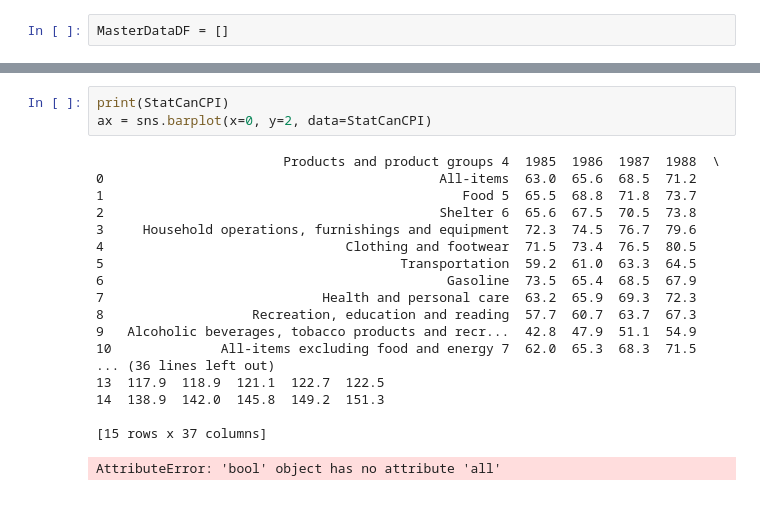
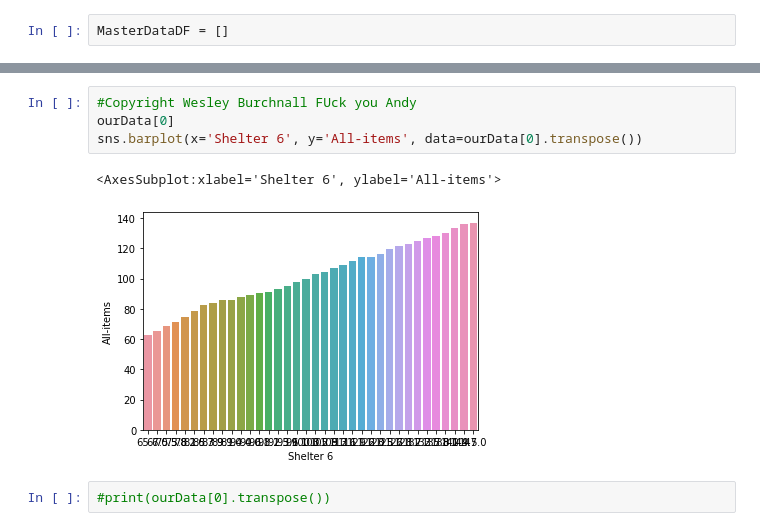
Before and after one commit to data301-2021-summer2/group-11-project, a Jupyter notebook: data/DataProcessingFunctions.ipynb, the cells around one changed output, grey strips where cells are left out. Drawn from its saved outputs; the diff is of its cells as text.

```diff
--- a/data/DataProcessingFunctions.ipynb
+++ b/data/DataProcessingFunctions.ipynb
@@ -117,22 +104,9 @@ ourData[0]
-# %%
-print(StatCanCPI)
-ax = sns.barplot(x=0, y=2, data=StatCanCPI)
-# %% [output]
-                        Products and product groups 4  1985  1986  1987  1988  \
-0                                           All-items  63.0  65.6  68.5  71.2
-1                                              Food 5  65.5  68.8  71.8  73.7
-2                                           Shelter 6  65.6  67.5  70.5  73.8
-3     Household operations, furnishings and equipment  72.3  74.5  76.7  79.6
-4                               Clothing and footwear  71.5  73.4  76.5  80.5
-5                                      Transportation  59.2  61.0  63.3  64.5
-6                                            Gasoline  73.5  65.4  68.5  67.9
-7                            Health and personal care  63.2  65.9  69.3  72.3
-8                   Recreation, education and reading  57.7  60.7  63.7  67.3
-9   Alcoholic beverages, tobacco products and recr...  42.8  47.9  51.1  54.9
-10              All-items excluding food and energy 7  62.0  65.3  68.3  71.5
-... (36 lines left out)
-13  117.9  118.9  121.1  122.7  122.5
-14  138.9  142.0  145.8  149.2  151.3
-
-[15 rows x 37 columns]
-AttributeError: 'bool' object has no attribute 'all'
+# %%
+#Copyright Wesley Burchnall FUck you Andy
+ourData[0]
+sns.barplot(x='Shelter 6', y='All-items', data=ourData[0].transpose())
+# %% [output]
+<AxesSubplot:xlabel='Shelter 6', ylabel='All-items'>
+[figure, added]
+# %%
+#print(ourData[0].transpose())
```
Also changed, not shown: parts of 5 cells of this notebook.
